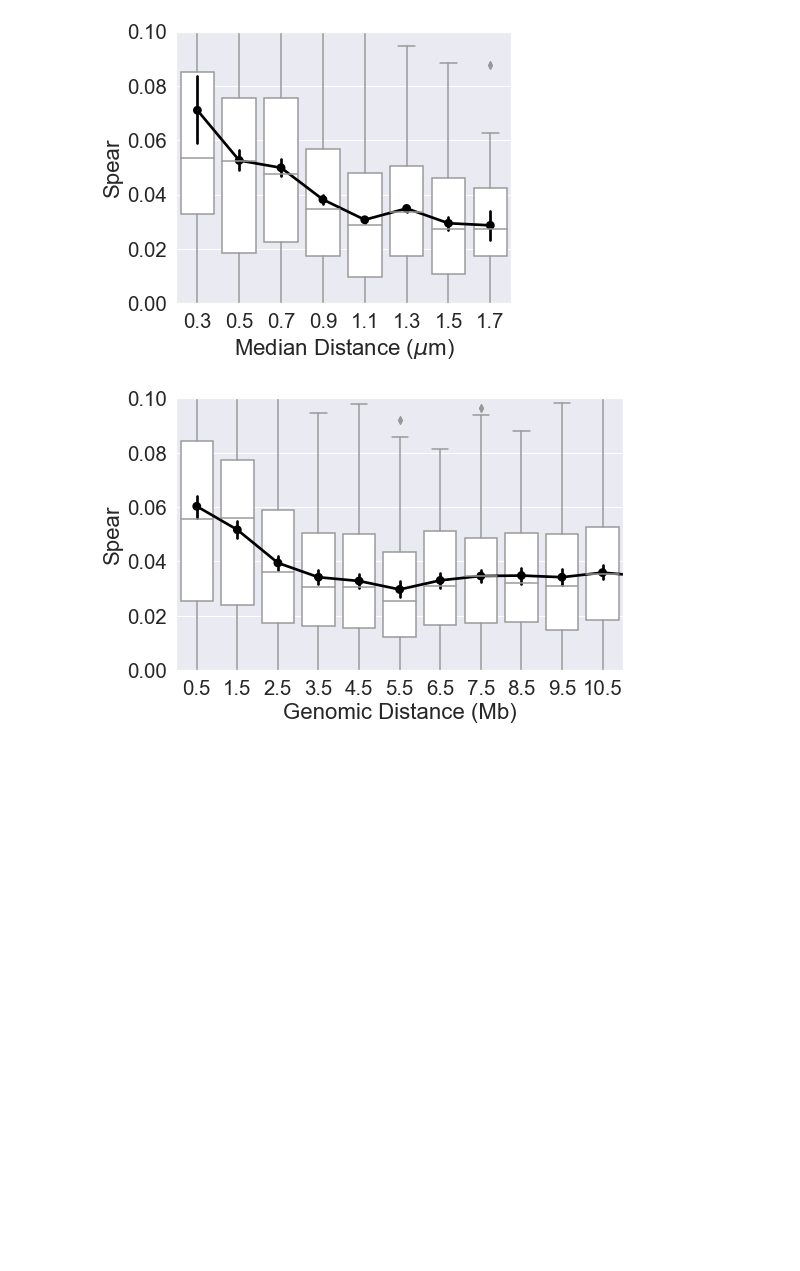
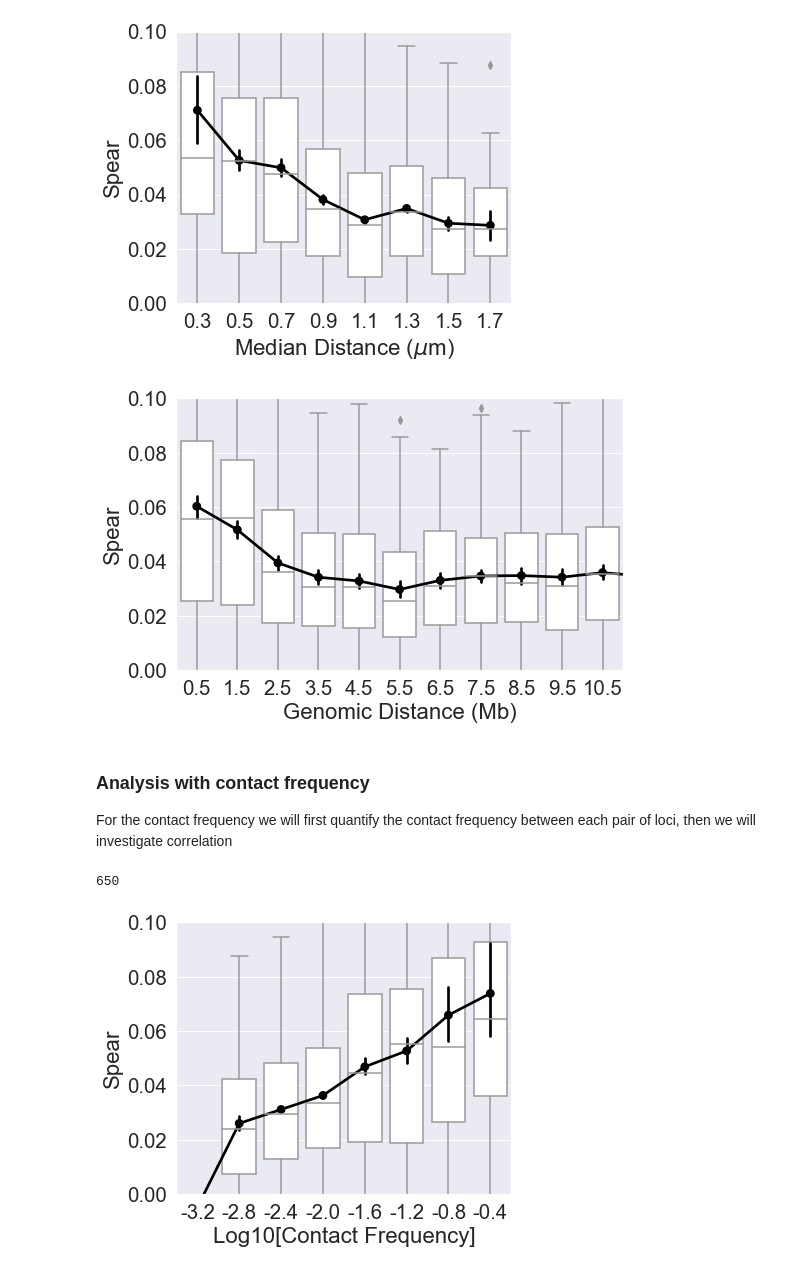
Before and after one commit to CHB-Bohrer/co-bursting, a Jupyter notebook: Analysis_3.ipynb, the cells around one changed output. Cells and saved outputs as stored; diff of their text form; code cells hidden in the pictures; blank space fills up the shorter version.

```diff
--- a/Analysis_3.ipynb
+++ b/Analysis_3.ipynb
@@ -108,3 +108,72 @@ fig.savefig("Figures/"+"Genomic_Distance.png", dpi=300, bbox_inches='tight')
 # %% [output]
 [figure]
 [figure]
+# %% [markdown]
+<h3> Analysis with contact frequency </h3>
+<p> For the contact frequency we will first quantify the contact frequency between each pair of loci, then we will investigate correlation </p>
+# %%
+#This is going to be for the correlation between contact frequency and genomic distance
+from scipy import stats
+
+Value=[];
+Value_2=[];
+Value_3=[];
+
+data = {'Log10[Contact Frequency]': [], 'Genomic Distance (Mb)': [], 'Spear': []}
+df= pd.DataFrame.from_dict(data)
+
+file = "Single_Contact/Median"#+str(barcode1)
+ff=pd.read_csv(file)
+
+ff=ff.values
+
+
+for barcode1 in range(0,651):
+    clear_output(wait=True)
+    print(barcode1)
+
+    file='Transcription_Trajectories/Test'+str(barcode1)+'.npy'
+    trans=np.load(file)
+
+    if np.nansum(trans)>0:
+
+        for barcode2 in range(0,651):
+
+            file='Transcription_Trajectories/Test'+str(barcode2)+'.npy'
+            trans2=np.load(file)
+
+            if np.nansum(trans2)>0 and np.abs(barcode1-barcode2)>0:
+
+
+
+
+                        transtemp1=np.copy(trans)
+                        transtemp2=np.copy(trans2)
+                        #inds_new=np.random.permutation(len(transtemp2))
+
+                        Value.append(stats.spearmanr(transtemp1,  transtemp2)[0])
+                        Value_2.append(ff[barcode1, barcode2])
+                        Value_3.append(np.abs(barcode1-barcode2))
+                        vv1=str(np.floor(ff[barcode1, barcode2]/200)*200+100)
+                        df.loc[len(df.index)] = [np.round(((np.round(np.log10(ff[barcode1, barcode2])/-.4))*-.4),2), np.floor(np.abs((barcode1-barcode2)*50/1000))+.5, stats.spearmanr(transtemp1,  transtemp2)[0]]
+
+
+
+
+
+sns.set(font_scale=1.85)
+fig=plt.figure()
+ax = sns.boxplot(x='Log10[Contact Frequency]', y='Spear',
+                    data=df, color='white')
+#ax = sns.stripplot(x='Chromatin Around TSS Sites Included in Local Centroid Calulation (Mb)', y='Mean Distance to Local Centroid (nm)', hue="Gene",
+                    #data=df, dodge=True, color=".3")
+ax=sns.pointplot(x='Log10[Contact Frequency]', y='Spear',
+                    data=df, estimator=mean,color='black')
+#plt.legend(loc='upper left',fontsize=15)
+fig.set_size_inches(6,5)
+#plt.xlim(-.5,6.5)
+plt.ylim(0,.1)
+fig.savefig("Figures/"+"Contact_Distance.png", dpi=300, bbox_inches='tight')
+# %% [output]
+650
+[figure, added]
```
Also changed, not shown: parts of 5 cells of this notebook.
